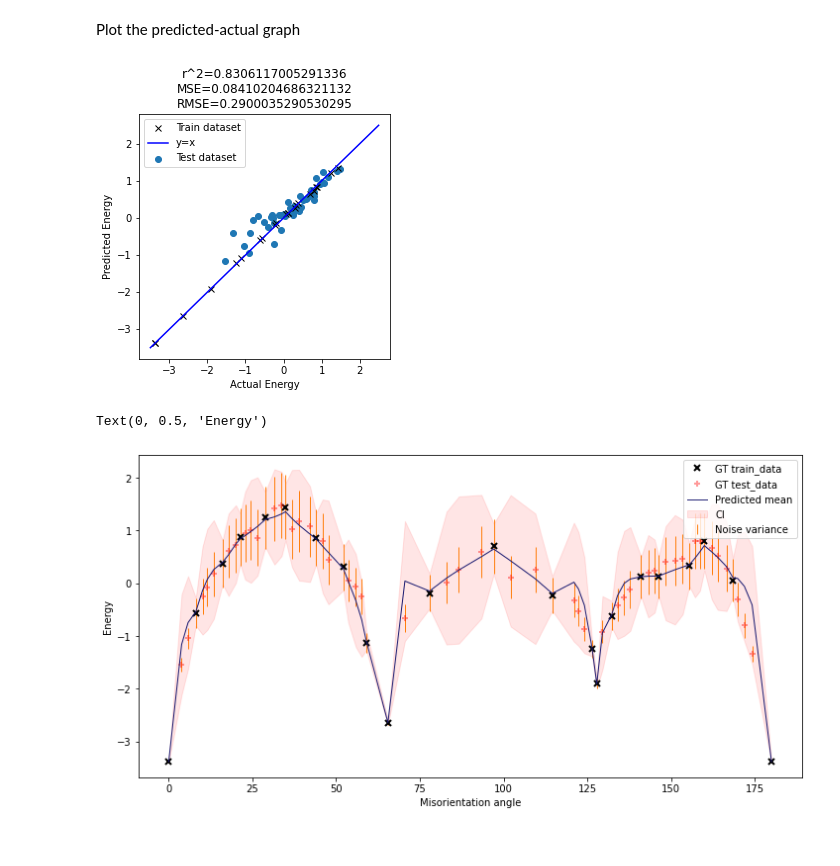
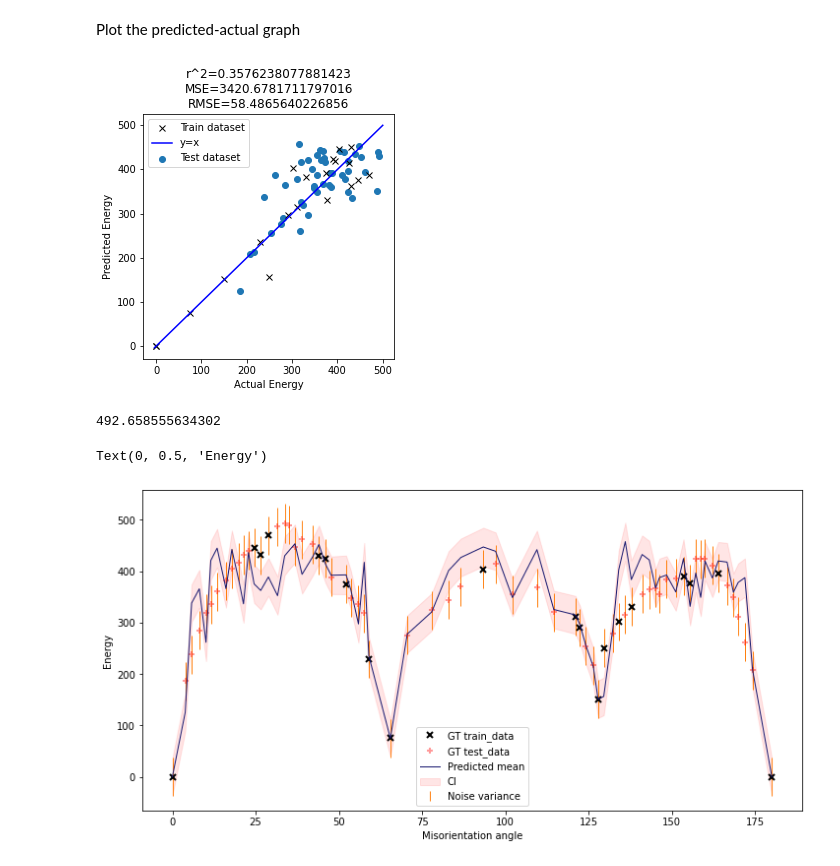
Before and after one commit to leilakhalili87/bayesian_opt, a Jupyter notebook: src/gpr_gpflow/sri_mean.ipynb, the cells around one changed output. Saved outputs shown, nothing was run; the diff lists cells and outputs as text; code cells hidden in the pictures.

Commit message:
add data, files

```diff
--- a/src/gpr_gpflow/sri_mean.ipynb
+++ b/src/gpr_gpflow/sri_mean.ipynb
@@ -30,7 +30,7 @@ n_train = 20
 # %% [markdown]
 Define the customized kernel
 # %%
-data_pd = 'metric_euc.txt'
+data_pd = 'metric_arc.txt'
 def _octonion_dist(X, X2):
     X = tf.reshape(X, [-1,1])
     pd = np.loadtxt(data_pd)
@@ -173,9 +173,16 @@ cusp_Es = s2['cusps']['engs']       # the energy of cusps in radian
 read_mean = np.loadtxt('read_mean.txt')
 # %%
 N = len(Angle) # number of the data points
+N_all = 568
+
+x_all = np.linspace(0,N_all - 1, N_all, dtype=int)
+label_all = np.zeros((N_all))
+X_all = np.hstack([x_all.reshape(-1,1), label_all.reshape(-1,1)])
+
 x = np.linspace(0,N - 1, N, dtype=int)
 label = np.zeros((N))
 X = np.hstack([x.reshape(-1,1), label.reshape(-1,1)])
+
 # normalize the data
 mean_y = np.mean(Y0)
 std_y = np.std(Y0)
@@ -190,11 +197,9 @@ Angle = Angle.reshape(-1, 1)
 mean_data = (read_mean - mean_y) / std_y
 
 # I chose n_train gbs as training data set randomly
-# id_train0 = np.sort(np.random.choice(N, size=n_train, replace=False))
-id_train0 = np.floor(np.linspace(0,67,n_train))
-id_train1 = np.array([0, 29, 43, 67])
-# id_train1 = np.array([])
-id_train0 = np.concatenate((id_train0, id_train1),axis=0)
+id_train0 = np.sort(np.random.choice(N, size=n_train, replace=False))
+# id_train0 = np.floor(np.linspace(0,67,n_train))
+id_train0[0:4] = np.array([0, 29, 43, 67])
 id_train0 = np.unique(id_train0).astype(int)
 
 id_train = np.hstack([id_train0.reshape(-1,1), X[id_train0][:,1].reshape(-1, 1)])
@@ -206,3 +211,8 @@ id_test0 = X[~np.in1d(X[:,0], id_train0)][:,0]
 id_test = np.hstack([id_test0.reshape(-1,1), X[id_test0.astype(int)][:,1].reshape(-1, 1)])
 Y_test = Y_all[id_test0.astype(int)].reshape(-1,1)
 Nois_test = NoiseVar[id_test[:,0].astype(int)].reshape(-1,1)
+
+
+# # # I chose rest of the gbs as the test set
+id_test0_all = X_all[~np.in1d(X_all[:,0], id_train0)][:,0]
+id_test_all = np.hstack([id_test0_all.reshape(-1,1), X_all[id_test0_all.astype(int)][:,1].reshape(-1, 1)])
@@ -252,7 +273,7 @@ import math
 rmse = math.sqrt(mean_squared_error(Y_all[id_test[:,0].astype(int)], mean.numpy()))
 
 
-x = np.linspace(-3.5, 2.5,100)
+x = np.linspace(-3.5, 500,100)
 plt.figure(figsize=(4.5, 4.5))
 
 plt.scatter(Y_all[id_test[:,0].astype(int)], mean,label="Test dataset")
@@ -266,43 +287,50 @@ r2 = r2_score(Y_all[id_test[:,0].astype(int)], mean)
 plt.title('r^2='+str(r2) + '\n' + 'MSE=' + str(mse) + '\n' + 'RMSE=' + str(rmse))
 plt.savefig('AP_withopt.jpg')
 # %% [output]
-[figure, old version]
+[figure, new version]
+# %%
+Y0.max()
+# %% [output]
+492.658555634302
 # %%
-mean_all, var_all = model.predict_f(X)
-
+mean_all0, var_all0 = model.predict_f(X)
+mean_all = mean_all0*std_y + mean_y
+Y_all = Y0
+var_all = var_all0 * std_y + mean_y
+NoiseVar = NoiseVar *std_y + mean_y
 plt.figure(figsize=(12, 6))
 plt.plot(Angle[id_train[:,0].astype(int)].reshape(-1), Y_all[id_train[:,0].astype(int)], "kx", mew=2, label="GT train_data")
 plt.plot(Angle[id_test[:,0].astype(int)].reshape(-1), Y_all[id_test[:,0].astype(int)], "r+", mew=2, alpha=.4, label="GT test_data")
 plt.plot(Angle.reshape(-1), mean_all.numpy(),'midnightblue', lw=1, label="Predicted mean")
 
 ang_plt = Angle[:,0]
 y1 = mean_all[:, 0] - 1.96 * np.sqrt(var_all[:, 0])
 y2 = mean_all[:, 0] + 1.96 * np.sqrt(var_all[:, 0])
 plt.fill_between(
     ang_plt,
     y1.numpy(),
     y2.numpy(),
     color="r",
     alpha=0.1,
     label='CI'
 )
 plt.errorbar(
     Angle,
     Y_all,
     yerr=2 * (np.sqrt(NoiseVar)).squeeze(),
 #     marker="x",
     lw=0,
     elinewidth=1.0,
     color="C1",
     label='Noise variance'
 )
 # _ = plt.xlim(-.1, 3.4)
 plt.legend()
 # plt.title('Random train data set')
 plt.xlabel('Misorientation angle')
 plt.ylabel('Energy')
 # %% [output]
 Text(0, 0.5, 'Energy')
-[figure, old version]
+[figure, new version]
 # %%
 plt.figure(figsize=(12, 6))
```
Also changed, not shown: parts of 5 cells of this notebook, 5 other files.
